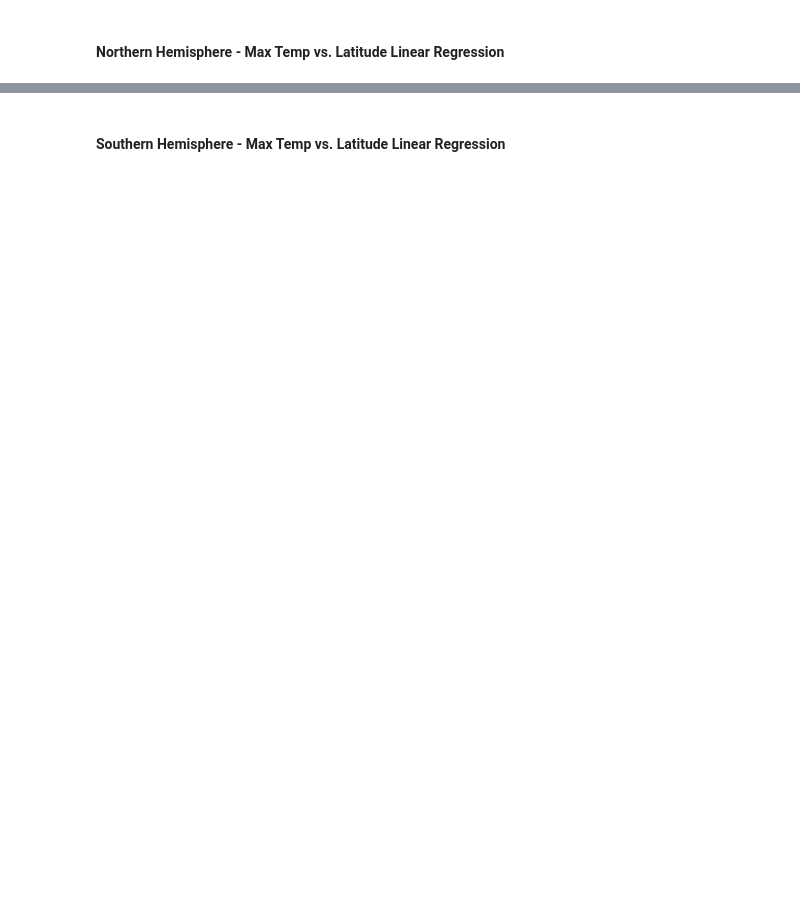
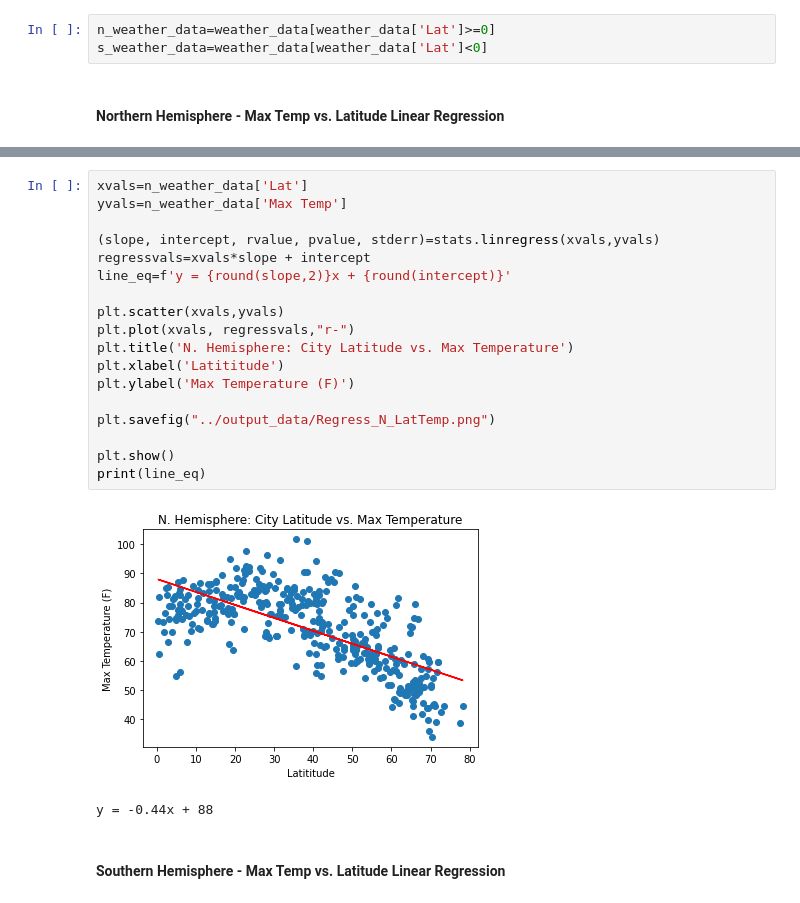
Before and after one commit to amberleeBME/python-api-challenge, a Jupyter notebook: WeatherPy/WeatherPy.ipynb, the cells around one changed output, grey strips where cells are left out. Saved outputs shown, nothing was run; the diff lists cells and outputs as text; blank space fills up the shorter version.

Commit message:
generates scatter plots and saves to png

```diff
--- a/WeatherPy/WeatherPy.ipynb
+++ b/WeatherPy/WeatherPy.ipynb
@@ -234,5 +235,8 @@ plt.show()
 [figure]
 # %% [markdown]
 ## Linear Regression
+# %%
+n_weather_data=weather_data[weather_data['Lat']>=0]
+s_weather_data=weather_data[weather_data['Lat']<0]
 # %% [markdown]
 ####  Northern Hemisphere - Max Temp vs. Latitude Linear Regression
@@ -243,2 +243,23 @@ The r-value is: 0.46937863826630627
+# %%
+xvals=n_weather_data['Lat']
+yvals=n_weather_data['Max Temp']
+
+(slope, intercept, rvalue, pvalue, stderr)=stats.linregress(xvals,yvals)
+regressvals=xvals*slope + intercept
+line_eq=f'y = {round(slope,2)}x + {round(intercept)}'
+
+plt.scatter(xvals,yvals)
+plt.plot(xvals, regressvals,"r-")
+plt.title('N. Hemisphere: City Latitude vs. Max Temperature')
+plt.xlabel('Latititude')
+plt.ylabel('Max Temperature (F)')
+
+plt.savefig("../output_data/Regress_N_LatTemp.png")
+
+plt.show()
+print(line_eq)
+# %% [output]
+[figure, added]
+y = -0.44x + 88
 # %% [markdown]
 ####  Southern Hemisphere - Max Temp vs. Latitude Linear Regression
```
Also changed, not shown: parts of 21 cells of this notebook, 13 other files.
